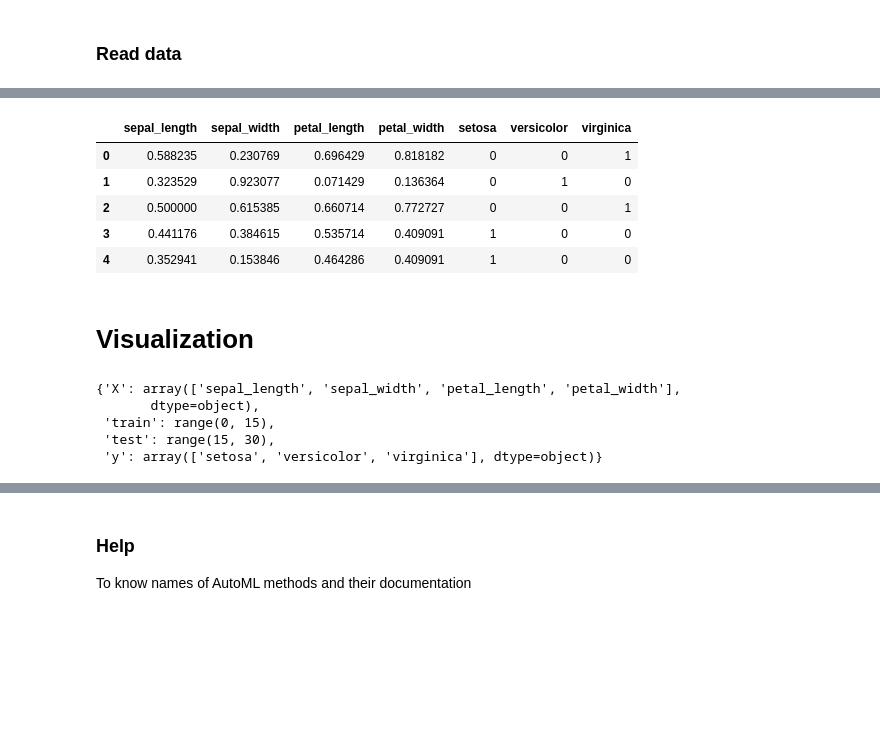
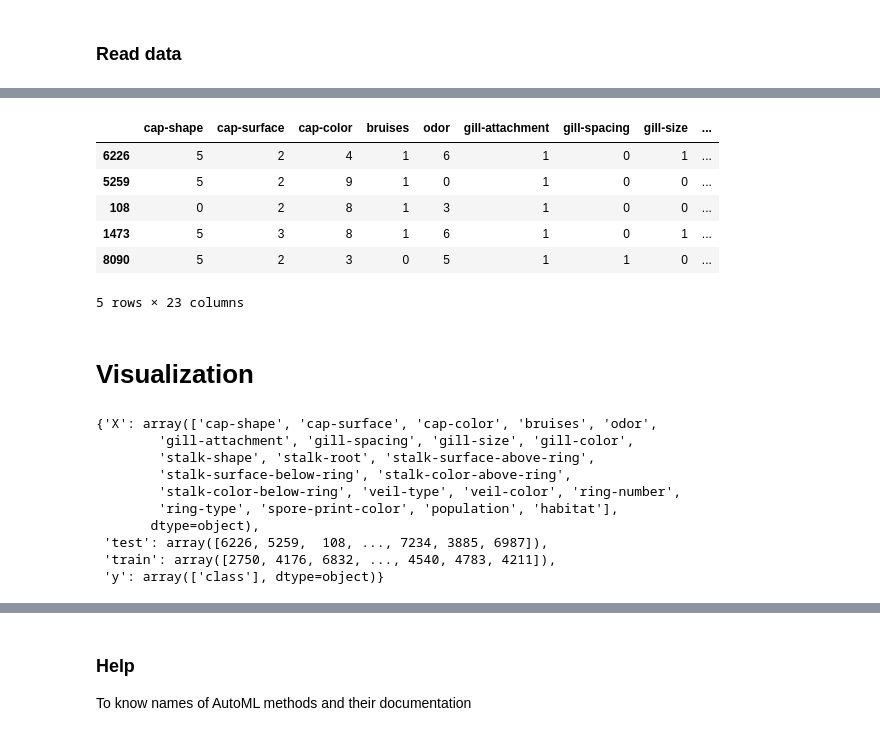
Before and after one commit to Didayolo/medi-chal, a Jupyter notebook: notebooks/auto_ml/ID_notebook.ipynb, the cells around one changed output, grey strips where cells are left out. Cells and saved outputs as stored; diff of their text form; code cells hidden in the pictures; blank space fills up the shorter version.

```diff
--- a/notebooks/auto_ml/ID_notebook.ipynb
+++ b/notebooks/auto_ml/ID_notebook.ipynb
@@ -18,7 +18,7 @@ datasets = {'iris': (data_dir + '/iris', 'iris'),
             'squares_2': (data_dir + '/squares_2', 'squares'),
             'adult': (data_dir + '/adult', 'adult')}
 
-input_dir, basename = datasets['chems']
+input_dir, basename = datasets['mushrooms']
 # %% [markdown]
 ## Characterization
 
@@ -176,24 +193,30 @@ For categorical variables:
 # %%
-D.process_data(normalization='min-max', encoding='label')
-processed_data = D.get_data(processed=True)
+processed_data = D.process_data(normalization='min-max', encoding='label', missing='median')
+#processed_data = D.get_data(processed=True)
 processed_data.head()
 # %% [output]
-|  | sepal_length | sepal_width | petal_length | petal_width | setosa | versicolor | virginica |
-| 0 | 0.588235 | 0.230769 | 0.696429 | 0.818182 | 0 | 0 | 1 |
-| 1 | 0.323529 | 0.923077 | 0.071429 | 0.136364 | 0 | 1 | 0 |
-| 2 | 0.500000 | 0.615385 | 0.660714 | 0.772727 | 0 | 0 | 1 |
-| 3 | 0.441176 | 0.384615 | 0.535714 | 0.409091 | 1 | 0 | 0 |
-| 4 | 0.352941 | 0.153846 | 0.464286 | 0.409091 | 1 | 0 | 0 |
+|  | cap-shape | cap-surface | cap-color | bruises | odor | gill-attachment | gill-spacing | gill-size | ... |
+| 6226 | 5 | 2 | 4 | 1 | 6 | 1 | 0 | 1 | ... |
+| 5259 | 5 | 2 | 9 | 1 | 0 | 1 | 0 | 0 | ... |
+| 108 | 0 | 2 | 8 | 1 | 3 | 1 | 0 | 0 | ... |
+| 1473 | 5 | 3 | 8 | 1 | 6 | 1 | 0 | 1 | ... |
+| 8090 | 5 | 2 | 3 | 0 | 5 | 1 | 1 | 0 | ... |
+5 rows × 23 columns
 # %% [markdown]
 # Visualization
 # %%
 D.subsets
 # %% [output]
-{'X': array(['sepal_length', 'sepal_width', 'petal_length', 'petal_width'],
+{'X': array(['cap-shape', 'cap-surface', 'cap-color', 'bruises', 'odor',
+        'gill-attachment', 'gill-spacing', 'gill-size', 'gill-color',
+        'stalk-shape', 'stalk-root', 'stalk-surface-above-ring',
+        'stalk-surface-below-ring', 'stalk-color-above-ring',
+        'stalk-color-below-ring', 'veil-type', 'veil-color', 'ring-number',
+        'ring-type', 'spore-print-color', 'population', 'habitat'],
        dtype=object),
- 'train': range(0, 15),
- 'test': range(15, 30),
- 'y': array(['setosa', 'versicolor', 'virginica'], dtype=object)}
+ 'test': array([6226, 5259,  108, ..., 7234, 3885, 6987]),
+ 'train': array([2750, 4176, 6832, ..., 4540, 4783, 4211]),
+ 'y': array(['class'], dtype=object)}
 # %%
 D.show_characteristics(sets=['X', 'y_train'], processed=True)
 # %% [output]
```
Also changed, not shown: parts of 9 cells of this notebook, 12 other files.
